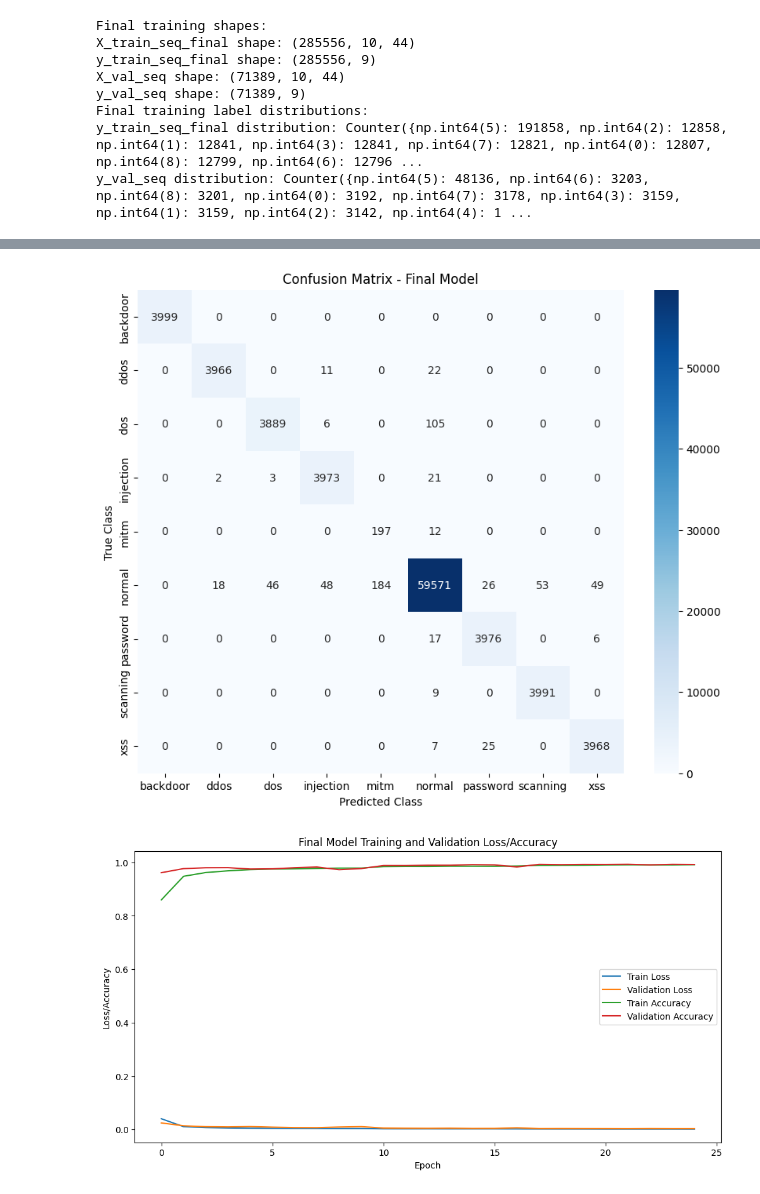
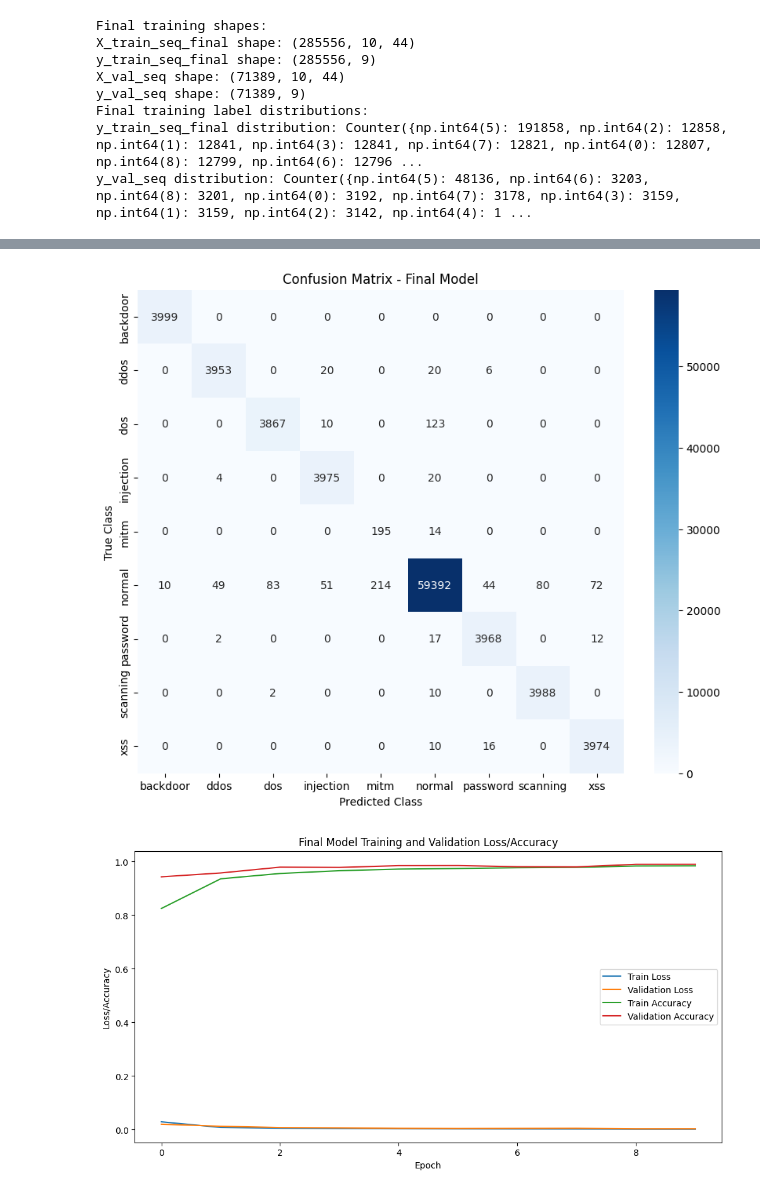
Before and after one commit to jineshsubedi/bilstm_thesis, a Jupyter notebook: 18thSep/ids_multi_adysn_median_weight_focalloss_bayes copy.ipynb, the cells around one changed output, grey strips where cells are left out. Drawn from its saved outputs; the diff is of its cells as text; code cells hidden in the pictures.

Commit message:
new model training

```diff
--- a/18thSep/ids_multi_adysn_median_weight_focalloss_bayes copy.ipynb
+++ b/18thSep/ids_multi_adysn_median_weight_focalloss_bayes copy.ipynb
@@ -19,7 +19,7 @@ print("\nOriginal Data Shapes:\n", df.shape)
 
 # --- Data Preprocessing ---
 # Clean and impute
-df['src_bytes'] = pd.to_numeric(df['src_bytes'], errors='coerce').fillna(0)
+# df['src_bytes'] = pd.to_numeric(df['src_bytes'], errors='coerce').fillna(0)
 df.drop_duplicates(inplace=True)
 
 df.fillna(df.mean(numeric_only=True), inplace=True)
@@ -382,7 +382,7 @@ history = model.fit(
     X_train_seq_final, y_train_seq_final,
     validation_data=(X_val_seq, y_val_seq),
     epochs=10,
-    batch_size=64,
+    batch_size=128,
     shuffle=False,  # Important for time series
     callbacks=[early_stopping, reduce_lr],
     class_weight=class_weights,
@@ -548,7 +543,7 @@ def build_bilstm_model(hp):
     model.add(LayerNormalization())
     model.add(Dropout(hp.Float('dropout1', 0.1, 0.5, step=0.1)))
     model.add(Bidirectional(LSTM(
-        hp.Int('lstm_units2', min_value=64, max_value=256, step=32),
+        hp.Int('lstm_units2', min_value=64, max_value=128, step=32),
         recurrent_dropout=hp.Float('recurrent_dropout2', 0.1, 0.5, step=0.1),
         activation='tanh'
     )))
@@ -560,8 +555,12 @@ def build_bilstm_model(hp):
     ))
     model.add(Dense(y_train_seq_final.shape[1], activation='softmax'))
 
-    gamma = hp.Float('gamma', 1.0, 4.0, step=0.5)
-    alpha = hp.Float('alpha', 0.1, 0.5, step=0.05)
+    # gamma = hp.Float('gamma', 1.0, 4.0, step=0.5)
+    # alpha = hp.Float('alpha', 0.1, 0.5, step=0.05)
+
+    gamma = 2.0
+    alpha = 0.25
+
     learning_rate = hp.Float('learning_rate', 1e-4, 5e-3, sampling='LOG')
     optimizer = Adam(learning_rate=learning_rate, clipnorm=1.0, weight_decay=hp.Float('weight_decay', 1e-5, 1e-3, sampling='LOG'))
     model.compile(
@@ -577,24 +576,11 @@ def get_callbacks():
         tf.keras.callbacks.EarlyStopping(monitor='val_loss', patience=3, restore_best_weights=True),
         tf.keras.callbacks.ReduceLROnPlateau(monitor='val_loss', factor=0.5, patience=2, min_lr=1e-6)
     ]
-def objective_function(hp):
-    model = build_bilstm_model(hp)
-    history = model.fit(
-        X_train_seq_final, y_train_seq_final,
-        validation_data=(X_val_seq, y_val_seq),
-        epochs=10,
-        batch_size=64,
-        callbacks=get_callbacks(),
-        class_weight=class_weights,
-        verbose=0
-    )
-    val_accuracy = max(history.history['val_accuracy'])
-    return val_accuracy
 
 tuner = kt.BayesianOptimization(
     build_bilstm_model,
     objective='val_accuracy',
-    max_trials=15,
+    max_trials=10,
     directory='bayes_tuner',
     project_name='ids_bilstm_bayesian',
 )
@@ -602,7 +588,7 @@ tuner = kt.BayesianOptimization(
 tuner.search(X_train_seq_final, y_train_seq_final,
              validation_data=(X_val_seq, y_val_seq),
              epochs=10,
-             batch_size=64,
+             batch_size=128,
              callbacks=get_callbacks(),
              class_weight=class_weights,
              verbose=1)
@@ -617,8 +603,8 @@ final_model = tuner.hypermodel.build(best_hp)
 history_final = final_model.fit(
     X_train_seq_final, y_train_seq_final,
     validation_data=(X_val_seq, y_val_seq),
-    epochs=30,  # You may use more epochs if early stopping is enabled
-    batch_size=64,
+    epochs=10,  # You may use more epochs if early stopping is enabled
+    batch_size=128,
     callbacks=get_callbacks(),
     class_weight=class_weights,
     verbose=1
@@ -680,5 +679,5 @@ weighted avg       0.99      0.99      0.99     88200
 [figure]
-[figure, old version]
+[figure, new version]
 # %%
 fnr = []
 fpr = []
```
Also changed, not shown: parts of 5 cells of this notebook, 35 other files.
